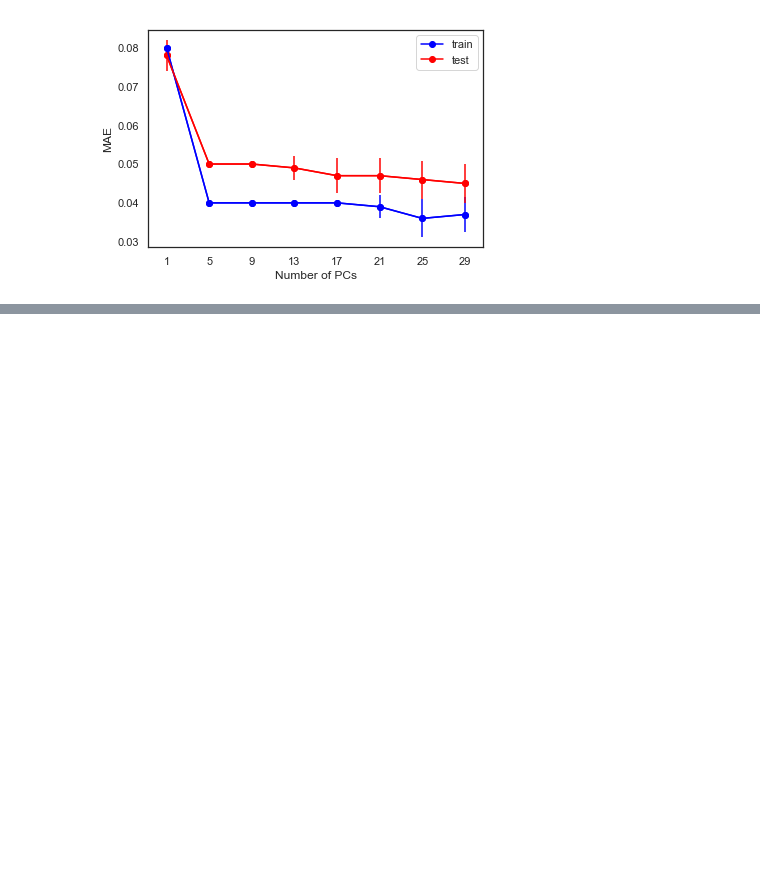
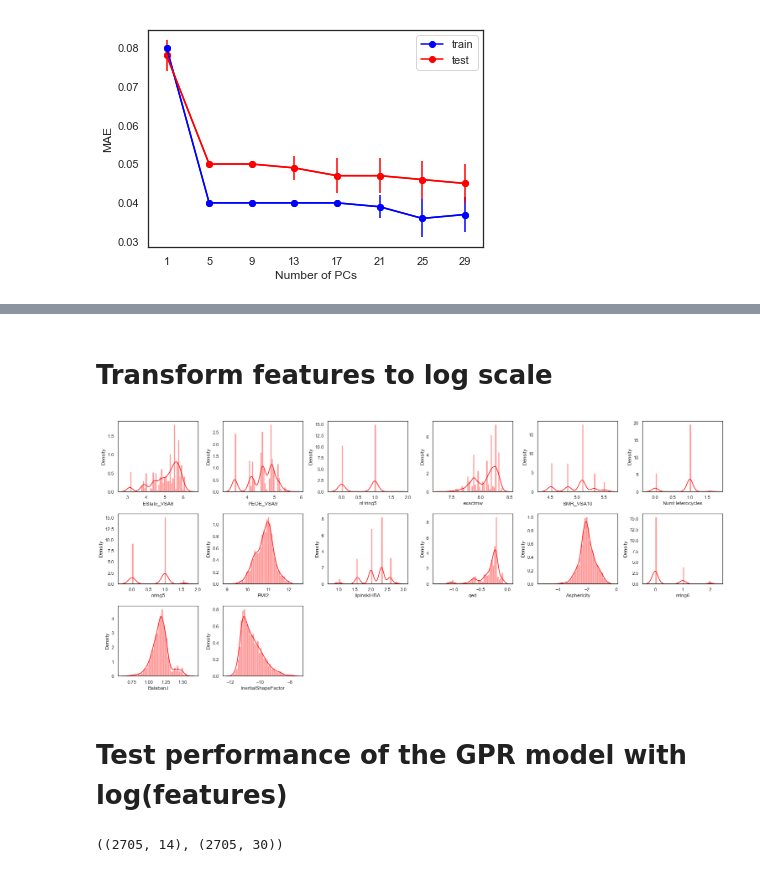
Before and after one commit to akashjn/Machine_Learning_Chemistry, a Jupyter notebook: Reduction Potential/Exploring_Effect_of_Feature_Number.ipynb, the cells around one changed output, grey strips where cells are left out. Drawn from its saved outputs; the diff is of its cells as text; code cells hidden in the pictures; blank space fills up the shorter version.

Commit message:
log transformed features

```diff
--- a/Reduction Potential/Exploring_Effect_of_Feature_Number.ipynb
+++ b/Reduction Potential/Exploring_Effect_of_Feature_Number.ipynb
@@ -1177,0 +1224,40 @@ plt.show()
+# %% [markdown]
+# Transform features to log scale
+# %%
+df=np.log2(X)
+df.replace([np.inf,-np.inf],np.nan,inplace=True)
+# %%
+df=df.dropna(axis=1)
+# %%
+target = 'Ered(V)'
+descriptors=df.columns.to_list()
+from scipy.stats import norm
+nr_rows = 5
+nr_cols = 6
+sns.set(style='white')
+fig, axs = plt.subplots(nr_rows, nr_cols, figsize=(nr_cols*3.5,nr_rows*3))
+
+for r in range(0,nr_rows):
+
+    for c in range(0,nr_cols):
+        i = r*nr_cols+c
+
+        if i < len(descriptors):
+
+            # sns.distplot(x=X[descriptors[i]],color="green", ax = axs[r][c],bins=40,kde=True)
+            sns.distplot(x=df[descriptors[i]],color="red", ax = axs[r][c],bins=40,kde=True)
+            axs[r][c].set_xlabel(descriptors[i])
+        else:
+            fig.delaxes(axs[r][c])
+
+plt.tight_layout()
+# plt.savefig("./Figures/Ered_desc2.png",dpi=300)
+plt.show()
+# %% [output]
+[figure, added]
+# %% [markdown]
+# Test performance of the GPR model with log(features)
+# %%
+df.shape,lof_no_outliers.shape
+# %% [output]
+((2705, 14), (2705, 30))
```
Also changed, not shown: parts of 8 cells of this notebook.
